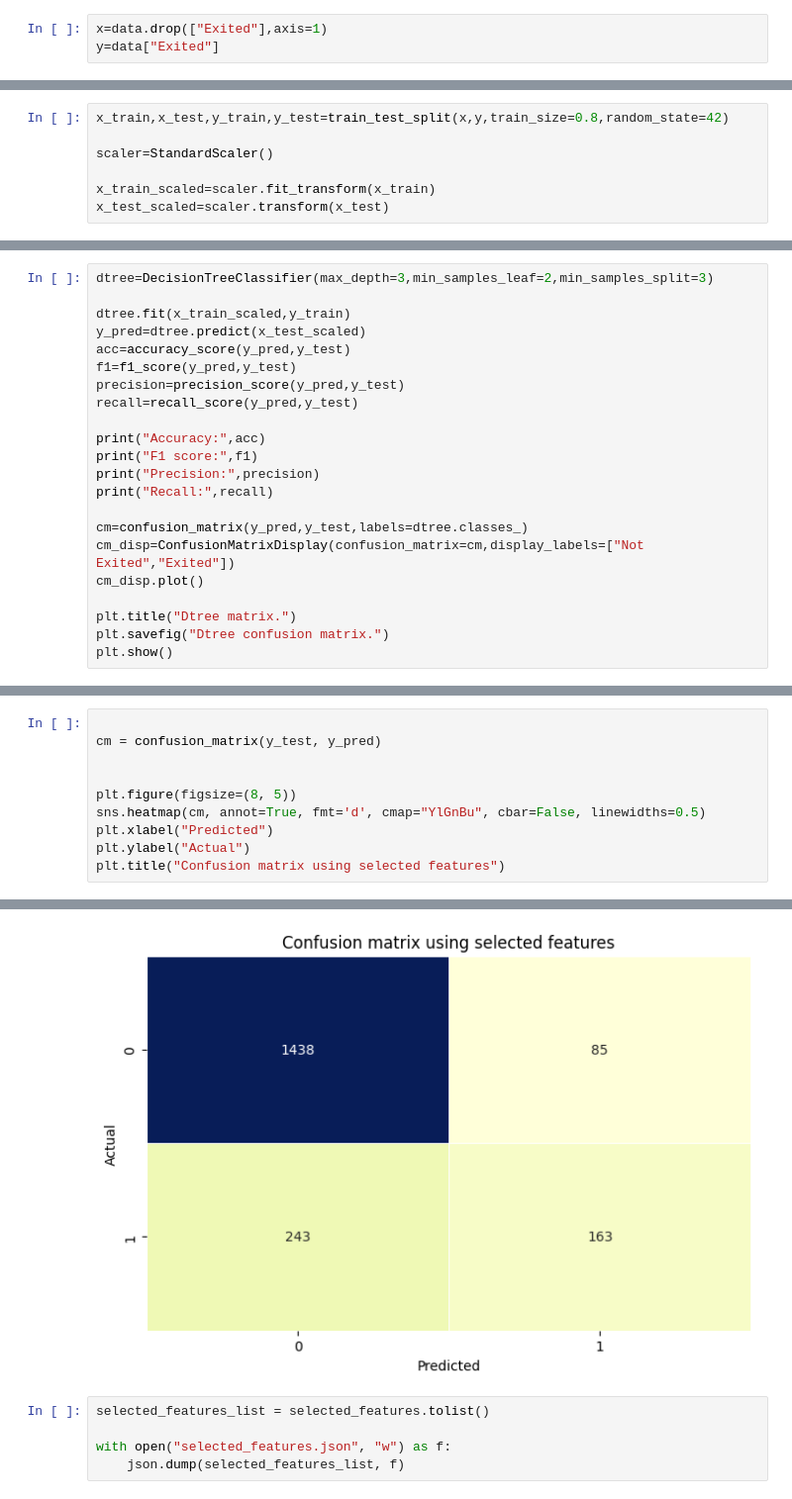
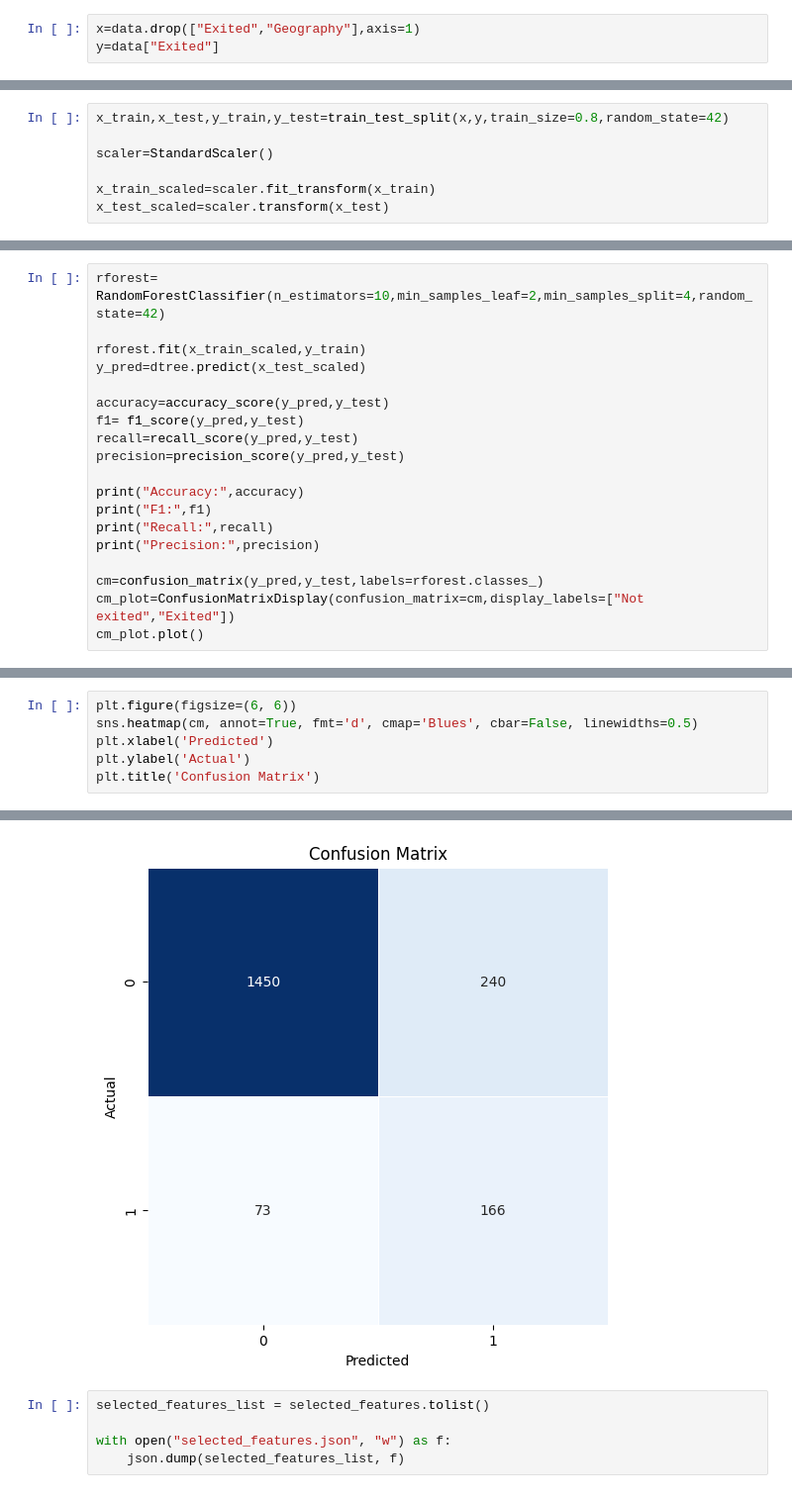
Before and after one commit to Kamuthuj/Bank-churn-model, a Jupyter notebook: churn.ipynb, the cells around one changed output, grey strips where cells are left out. Shown at 99% size. Saved outputs shown, nothing was run; the diff lists cells and outputs as text.

```diff
--- a/churn.ipynb
+++ b/churn.ipynb
@@ -320,5 +324,5 @@ data
 | 9999 | 792 | 0 | 1 | 28 | 4 | 130142.79 | 1 | 1 | 0 | ... |
 9641 rows × 11 columns
 # %%
-x=data.drop(["Exited"],axis=1)
+x=data.drop(["Exited","Geography"],axis=1)
 y=data["Exited"]
@@ -396,24 +432,21 @@ Recall: 0.8023952095808383
 # %%
-dtree=DecisionTreeClassifier(max_depth=3,min_samples_leaf=2,min_samples_split=3)
+rforest= RandomForestClassifier(n_estimators=10,min_samples_leaf=2,min_samples_split=4,random_state=42)
 
-dtree.fit(x_train_scaled,y_train)
+rforest.fit(x_train_scaled,y_train)
 y_pred=dtree.predict(x_test_scaled)
-acc=accuracy_score(y_pred,y_test)
-f1=f1_score(y_pred,y_test)
+
+accuracy=accuracy_score(y_pred,y_test)
+f1= f1_score(y_pred,y_test)
+recall=recall_score(y_pred,y_test)
 precision=precision_score(y_pred,y_test)
-recall=recall_score(y_pred,y_test)
 
-print("Accuracy:",acc)
-print("F1 score:",f1)
+print("Accuracy:",accuracy)
+print("F1:",f1)
+print("Recall:",recall)
 print("Precision:",precision)
-print("Recall:",recall)
 
-cm=confusion_matrix(y_pred,y_test,labels=dtree.classes_)
-cm_disp=ConfusionMatrixDisplay(confusion_matrix=cm,display_labels=["Not Exited","Exited"])
-cm_disp.plot()
-
-plt.title("Dtree matrix.")
-plt.savefig("Dtree confusion matrix.")
-plt.show()
+cm=confusion_matrix(y_pred,y_test,labels=rforest.classes_)
+cm_plot=ConfusionMatrixDisplay(confusion_matrix=cm,display_labels=["Not exited","Exited"])
+cm_plot.plot()
 # %% [output]
 Accuracy: 0.8377397615344738
@@ -575,11 +554,7 @@ AUC-ROC: 0.6728
 # %%
-
-cm = confusion_matrix(y_test, y_pred)
-
-
-plt.figure(figsize=(8, 5))
-sns.heatmap(cm, annot=True, fmt='d', cmap="YlGnBu", cbar=False, linewidths=0.5)
-plt.xlabel("Predicted")
-plt.ylabel("Actual")
-plt.title("Confusion matrix using selected features")
+plt.figure(figsize=(6, 6))
+sns.heatmap(cm, annot=True, fmt='d', cmap='Blues', cbar=False, linewidths=0.5)
+plt.xlabel('Predicted')
+plt.ylabel('Actual')
+plt.title('Confusion Matrix')
 # %% [output]
@@ -587,4 +562,4 @@ Text(0.5, 1.0, 'Confusion matrix using selected features')
-[figure, old version]
+[figure, new version]
 # %%
 selected_features_list = selected_features.tolist()
 
```
Also changed, not shown: parts of 28 cells of this notebook.
